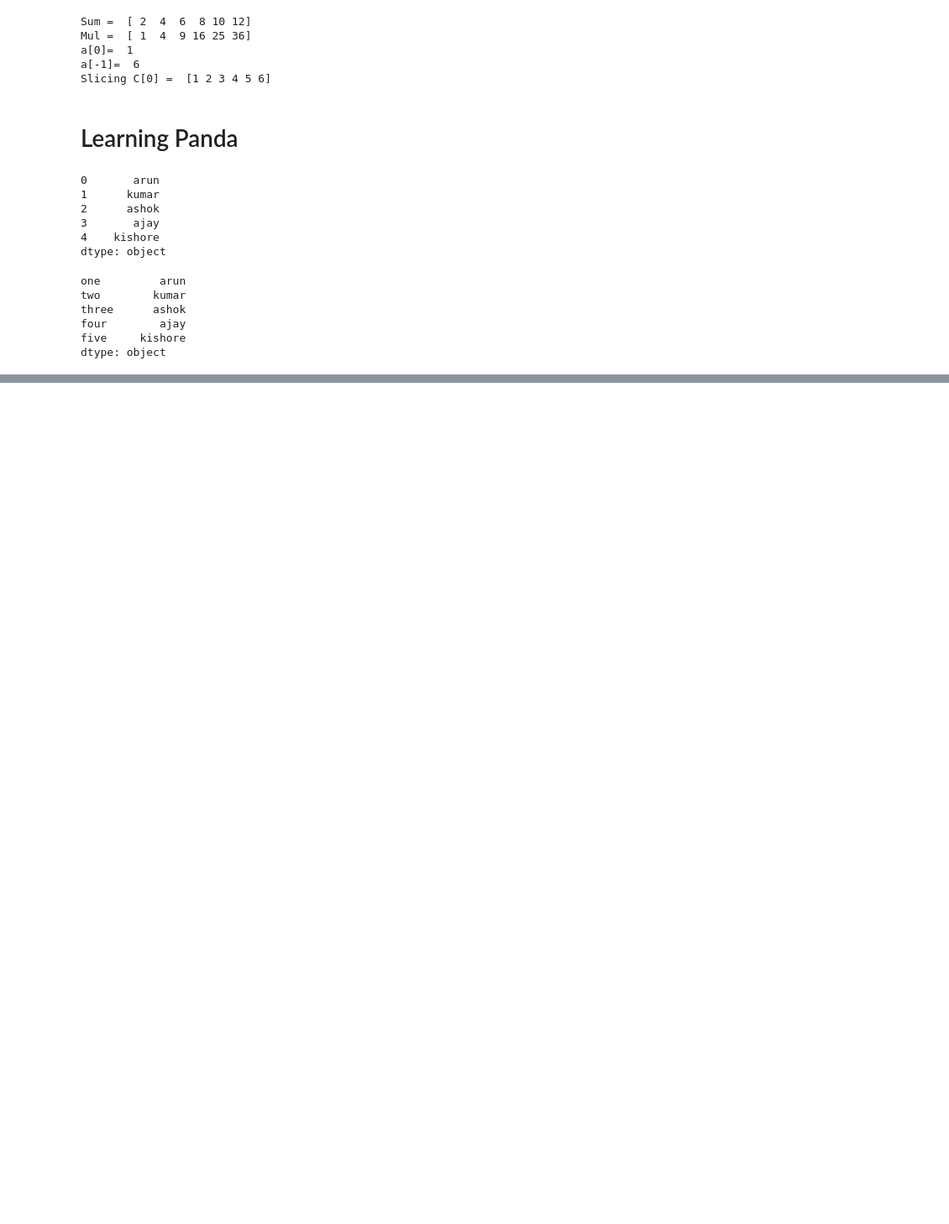
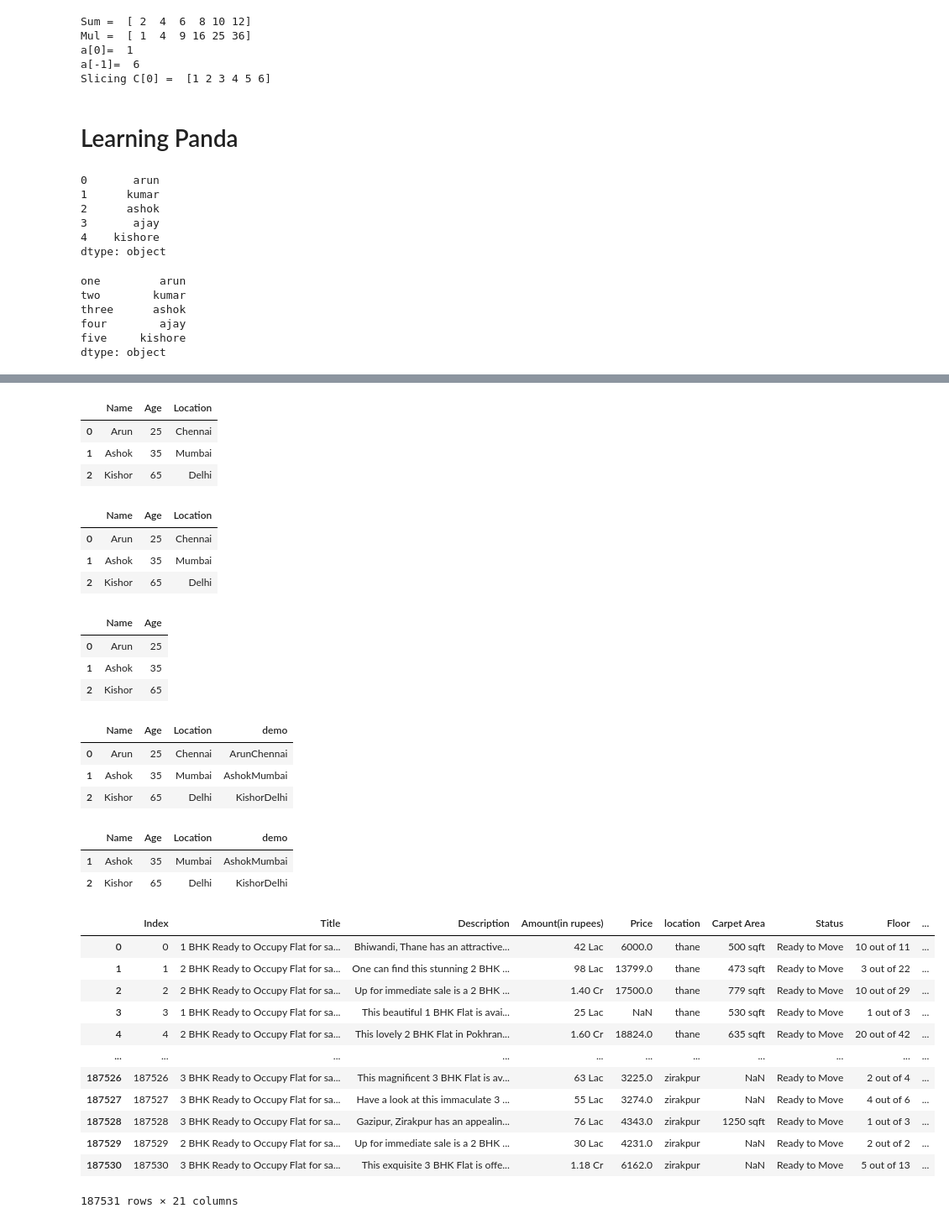
Before and after one commit to shijujohn1093/python-streamlet, a Jupyter notebook: course3.ipynb, the cells around one changed output, grey strips where cells are left out. Shown: that part at 84% size. Saved outputs shown, nothing was run; the diff lists cells and outputs as text; code cells hidden in the pictures; blank space fills up the shorter version.

```diff
--- a/course3.ipynb
+++ b/course3.ipynb
@@ -116,0 +287,14 @@ sample_dict  = {"a":1, "b":2, "c":3 , "d":4, "e":5}
+# %%
+data_list = [
+    ["Arun", 25, "Chennai"],
+    ["Ashok",	35,	"Mumbai"],
+    ["Kishor",	65,	"Delhi"]
+]
+data_header = ["Name", "Age", "Location"]
+df = pd.DataFrame(data_list, columns=data_header)
+df
+# %% [output]
+|  | Name | Age | Location |
+| 0 | Arun | 25 | Chennai |
+| 1 | Ashok | 35 | Mumbai |
+| 2 | Kishor | 65 | Delhi |
@@ -116,0 +304,52 @@ sample_dict  = {"a":1, "b":2, "c":3 , "d":4, "e":5}
+# %%
+data_list = [
+    ["Arun", 25, "Chennai"],
+    ["Ashok",	35,	"Mumbai"],
+    ["Kishor",	65,	"Delhi"]
+]
+data_header = ["Name", "Age", "Location"]
+df = pd.DataFrame(data_list, columns=data_header)
+df
+# %% [output]
+|  | Name | Age | Location |
+| 0 | Arun | 25 | Chennai |
+| 1 | Ashok | 35 | Mumbai |
+| 2 | Kishor | 65 | Delhi |
+# %%
+df[['Name', 'Age']]
+# %% [output]
+|  | Name | Age |
+| 0 | Arun | 25 |
+| 1 | Ashok | 35 |
+| 2 | Kishor | 65 |
+# %%
+df['demo'] = df['Name'] + df['Location']
+df
+# %% [output]
+|  | Name | Age | Location | demo |
+| 0 | Arun | 25 | Chennai | ArunChennai |
+| 1 | Ashok | 35 | Mumbai | AshokMumbai |
+| 2 | Kishor | 65 | Delhi | KishorDelhi |
+# %%
+df.tail(2)
+# %% [output]
+|  | Name | Age | Location | demo |
+| 1 | Ashok | 35 | Mumbai | AshokMumbai |
+| 2 | Kishor | 65 | Delhi | KishorDelhi |
+# %%
+df = pd.read_csv("house_prices.csv")
+df
+# %% [output]
+|  | Index | Title | Description | Amount(in rupees) | Price | location | Carpet Area | Status | Floor | ... |
+| 0 | 0 | 1 BHK Ready to Occupy Flat for sa... | Bhiwandi, Thane has an attractive... | 42 Lac | 6000.0 | thane | 500 sqft | Ready to Move | 10 out of 11 | ... |
+| 1 | 1 | 2 BHK Ready to Occupy Flat for sa... | One can find this stunning 2 BHK ... | 98 Lac | 13799.0 | thane | 473 sqft | Ready to Move | 3 out of 22 | ... |
+| 2 | 2 | 2 BHK Ready to Occupy Flat for sa... | Up for immediate sale is a 2 BHK ... | 1.40 Cr | 17500.0 | thane | 779 sqft | Ready to Move | 10 out of 29 | ... |
+| 3 | 3 | 1 BHK Ready to Occupy Flat for sa... | This beautiful 1 BHK Flat is avai... | 25 Lac | NaN | thane | 530 sqft | Ready to Move | 1 out of 3 | ... |
+| 4 | 4 | 2 BHK Ready to Occupy Flat for sa... | This lovely 2 BHK Flat in Pokhran... | 1.60 Cr | 18824.0 | thane | 635 sqft | Ready to Move | 20 out of 42 | ... |
+| ... | ... | ... | ... | ... | ... | ... | ... | ... | ... | ... |
+| 187526 | 187526 | 3 BHK Ready to Occupy Flat for sa... | This magnificent 3 BHK Flat is av... | 63 Lac | 3225.0 | zirakpur | NaN | Ready to Move | 2 out of 4 | ... |
+| 187527 | 187527 | 3 BHK Ready to Occupy Flat for sa... | Have a look at this immaculate 3 ... | 55 Lac | 3274.0 | zirakpur | NaN | Ready to Move | 4 out of 6 | ... |
+| 187528 | 187528 | 3 BHK Ready to Occupy Flat for sa... | Gazipur, Zirakpur has an appealin... | 76 Lac | 4343.0 | zirakpur | 1250 sqft | Ready to Move | 1 out of 3 | ... |
+| 187529 | 187529 | 2 BHK Ready to Occupy Flat for sa... | Up for immediate sale is a 2 BHK ... | 30 Lac | 4231.0 | zirakpur | NaN | Ready to Move | 2 out of 2 | ... |
+| 187530 | 187530 | 3 BHK Ready to Occupy Flat for sa... | This exquisite 3 BHK Flat is offe... | 1.18 Cr | 6162.0 | zirakpur | NaN | Ready to Move | 5 out of 13 | ... |
+187531 rows × 21 columns
```
Also changed, not shown: parts of 29 cells of this notebook, 47 other files.
